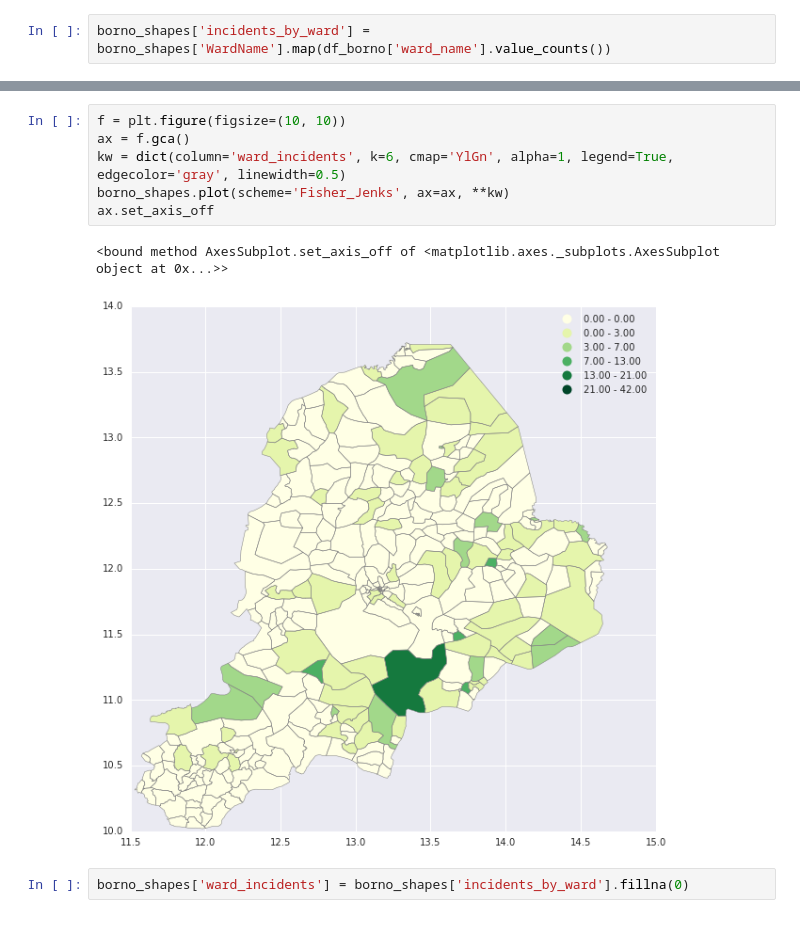
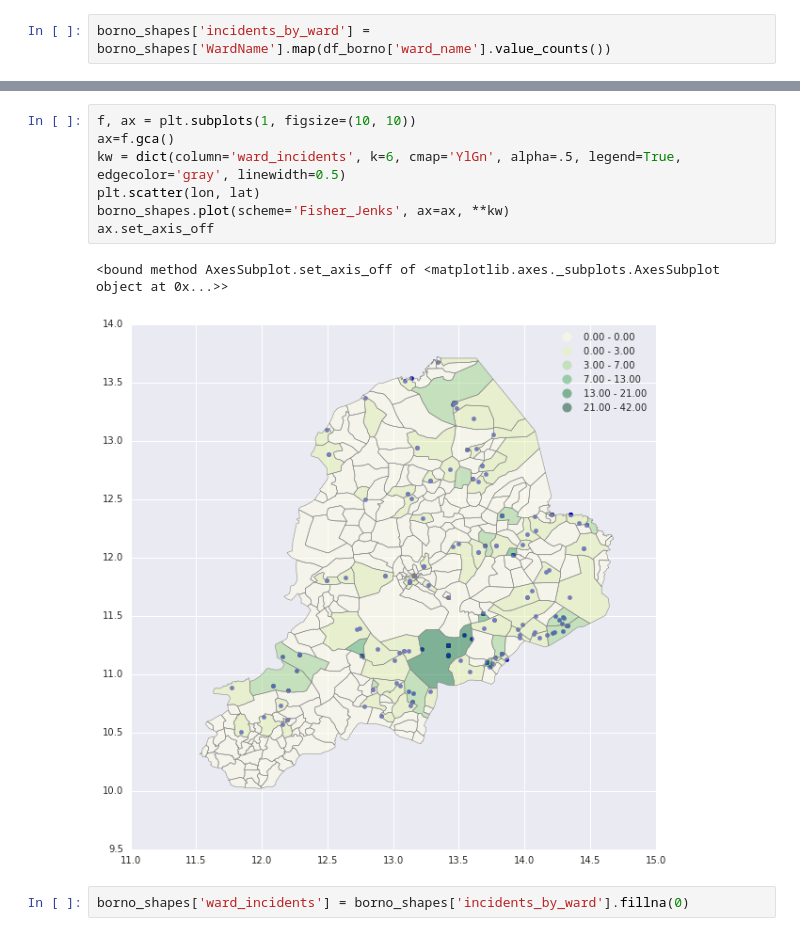
Before and after one commit to AschHarwood/Borno_Analysis, a Jupyter notebook: Borno Analysis.ipynb, the cells around one changed output, grey strips where cells are left out. Cells and saved outputs as stored; diff of their text form.

```diff
--- a/Borno Analysis.ipynb
+++ b/Borno Analysis.ipynb
@@ -106,11 +77,12 @@ borno_shapes
 # %%
-f = plt.figure(figsize=(10, 10))
-ax = f.gca()
-kw = dict(column='ward_incidents', k=6, cmap='YlGn', alpha=1, legend=True, edgecolor='gray', linewidth=0.5)
+f, ax = plt.subplots(1, figsize=(10, 10))
+ax=f.gca()
+kw = dict(column='ward_incidents', k=6, cmap='YlGn', alpha=.5, legend=True, edgecolor='gray', linewidth=0.5)
+plt.scatter(lon, lat)
 borno_shapes.plot(scheme='Fisher_Jenks', ax=ax, **kw)
 ax.set_axis_off
 # %% [output]
 <bound method AxesSubplot.set_axis_off of <matplotlib.axes._subplots.AxesSubplot object at 0x...>>
-[figure, old version]
+[figure, new version]
 # %%
 borno_shapes['ward_incidents'] = borno_shapes['incidents_by_ward'].fillna(0)
```
Also changed, not shown: parts of 5 cells of this notebook, 1 other file.
